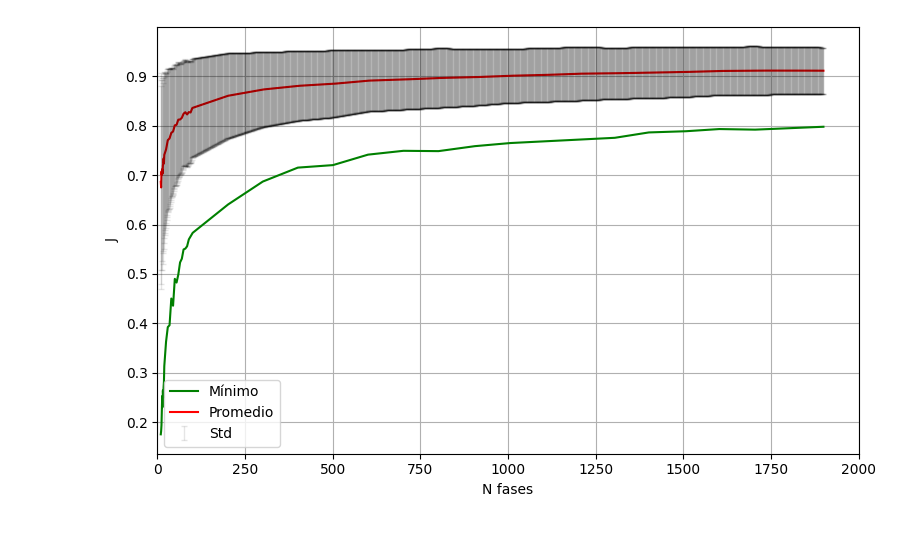
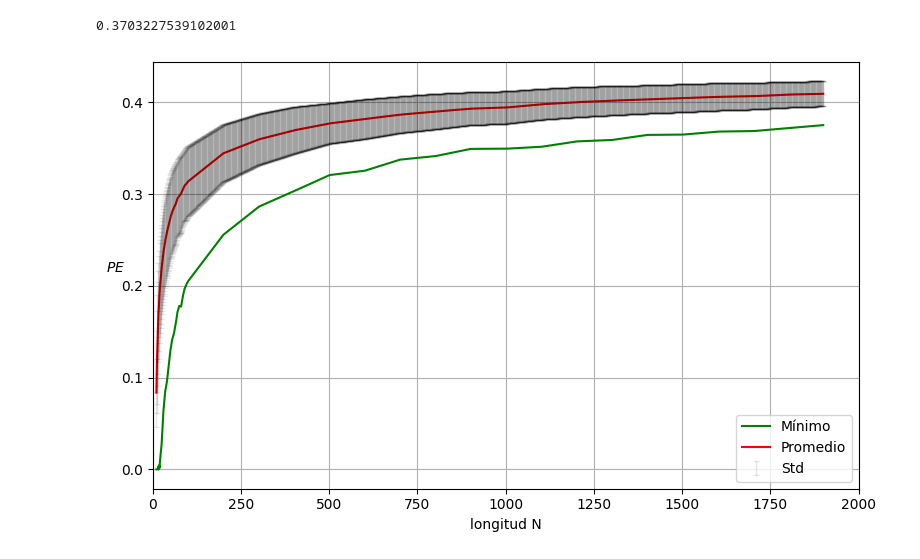
Before and after one commit to EduardoGarcia528/Tesis, a Jupyter notebook: INDICE_J/null_grahping.ipynb, the cells around one changed output. Saved outputs shown, nothing was run; the diff lists cells and outputs as text; code cells hidden in the pictures.

```diff
--- a/INDICE_J/null_grahping.ipynb
+++ b/INDICE_J/null_grahping.ipynb
@@ -1,33 +1,36 @@
 # %%
 import numpy as np
 import matplotlib.pyplot as plt
 
 # array  = np.load('new_data/J_null_continuo.npy')
-array  = np.load('new_data/J_interp_null.npy')
+array  = np.load('new_data/H_null.npy')
 # Suponiendo que array tiene forma (4, N)
 x = array[0]
 # x = (x + 5*(x-1))//2
 y_min = array[1]
 y_mean = array[2]
 y_std = array[3]
+
+print(y_min[np.where(x==1750)[0][0]])
 
 plt.figure(figsize=(8, 5))
 
 # Curva mínima
 plt.plot(x, y_min, color='green', label='Mínimo')
 # Curva promedio
 plt.plot(x, y_mean, color='red', label='Promedio')
 
 # Barras de error (std)
 plt.errorbar(x, y_mean, yerr=y_std,fmt='none', ecolor='black',elinewidth=1,capsize=2,alpha=0.1,label='Std')
 
-plt.xlabel('N fases')
-plt.ylabel('J')
+plt.xlabel('longitud N')
+plt.ylabel(r'$PE$',rotation=360)
 plt.xlim(0,2000)
 # plt.ylim(0.8,1.0)
 plt.grid()
 plt.legend()
 plt.tight_layout()
 plt.show()
 # %% [output]
+0.3703227539102001
-[figure, old version]
+[figure, new version]
```
Also changed, not shown: parts of 1 cell of this notebook, 3 other files.
